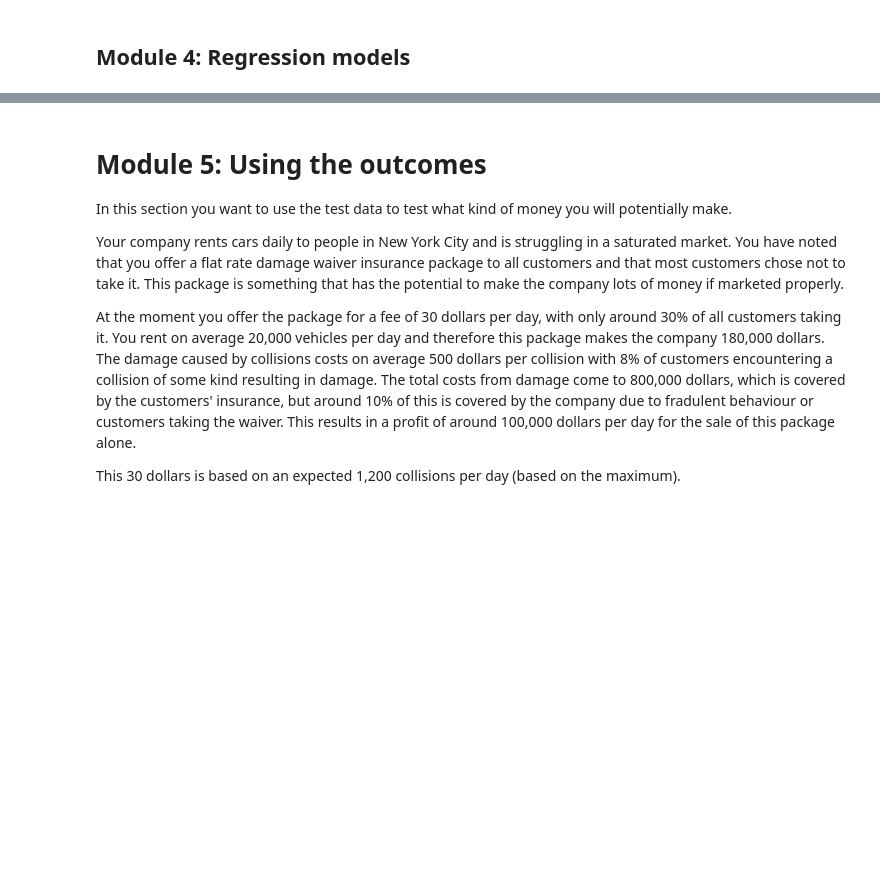
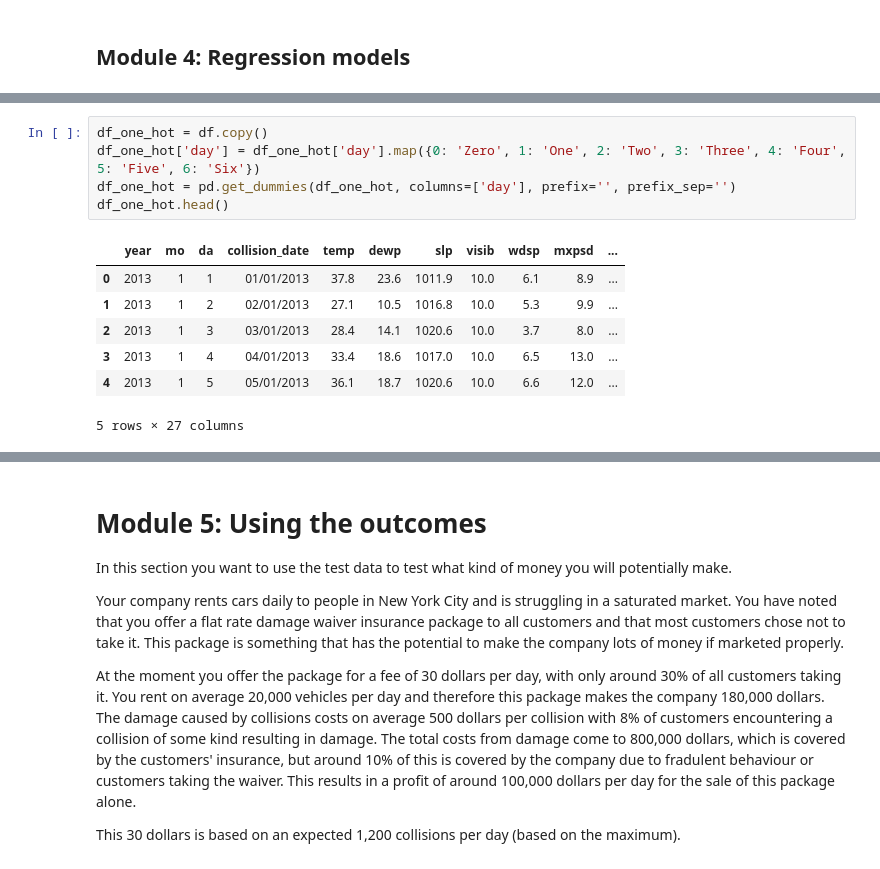
Before and after one commit to buchananwill/JupyterNotebookLBD, a Jupyter notebook: scientificProject/notebooks/Colab_notebook_template.ipynb, the cells around one changed output, grey strips where cells are left out. Saved outputs shown, nothing was run; the diff lists cells and outputs as text; blank space fills up the shorter version.

```diff
--- a/scientificProject/notebooks/Colab_notebook_template.ipynb
+++ b/scientificProject/notebooks/Colab_notebook_template.ipynb
@@ -577,0 +761,13 @@ print(tf.__version__)
+# %%
+df_one_hot = df.copy()
+df_one_hot['day'] = df_one_hot['day'].map({0: 'Zero', 1: 'One', 2: 'Two', 3: 'Three', 4: 'Four', 5: 'Five', 6: 'Six'})
+df_one_hot = pd.get_dummies(df_one_hot, columns=['day'], prefix='', prefix_sep='')
+df_one_hot.head()
+# %% [output]
+|  | year | mo | da | collision_date | temp | dewp | slp | visib | wdsp | mxpsd | ... |
+| 0 | 2013 | 1 | 1 | 01/01/2013 | 37.8 | 23.6 | 1011.9 | 10.0 | 6.1 | 8.9 | ... |
+| 1 | 2013 | 1 | 2 | 02/01/2013 | 27.1 | 10.5 | 1016.8 | 10.0 | 5.3 | 9.9 | ... |
+| 2 | 2013 | 1 | 3 | 03/01/2013 | 28.4 | 14.1 | 1020.6 | 10.0 | 3.7 | 8.0 | ... |
+| 3 | 2013 | 1 | 4 | 04/01/2013 | 33.4 | 18.6 | 1017.0 | 10.0 | 6.5 | 13.0 | ... |
+| 4 | 2013 | 1 | 5 | 05/01/2013 | 36.1 | 18.7 | 1020.6 | 10.0 | 6.6 | 12.0 | ... |
+5 rows × 27 columns
```
Also changed, not shown: parts of 25 cells of this notebook.
